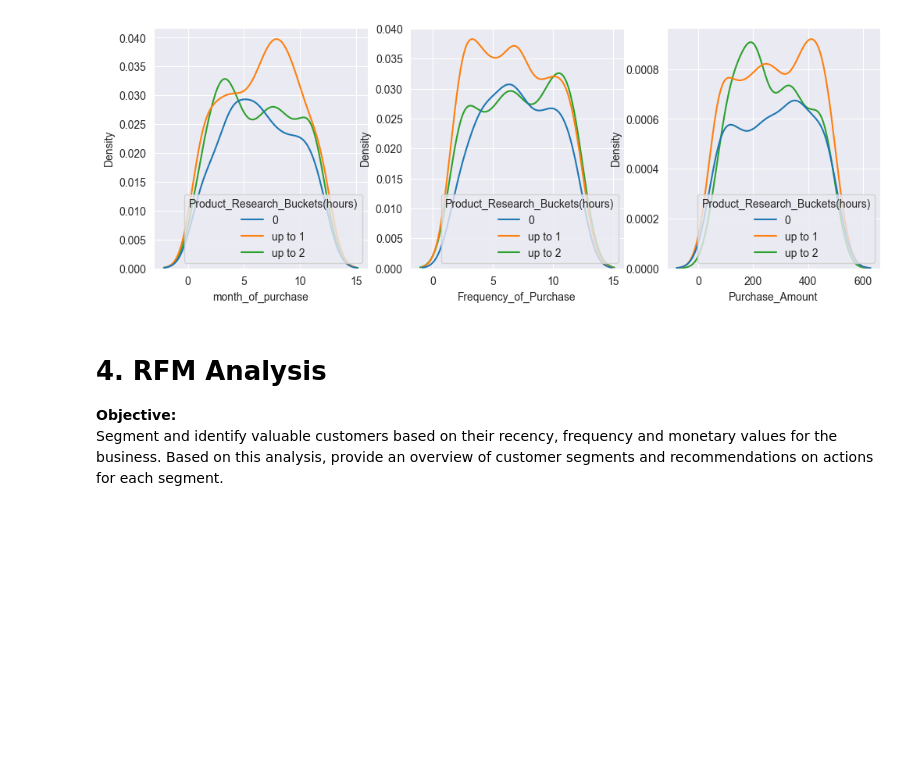
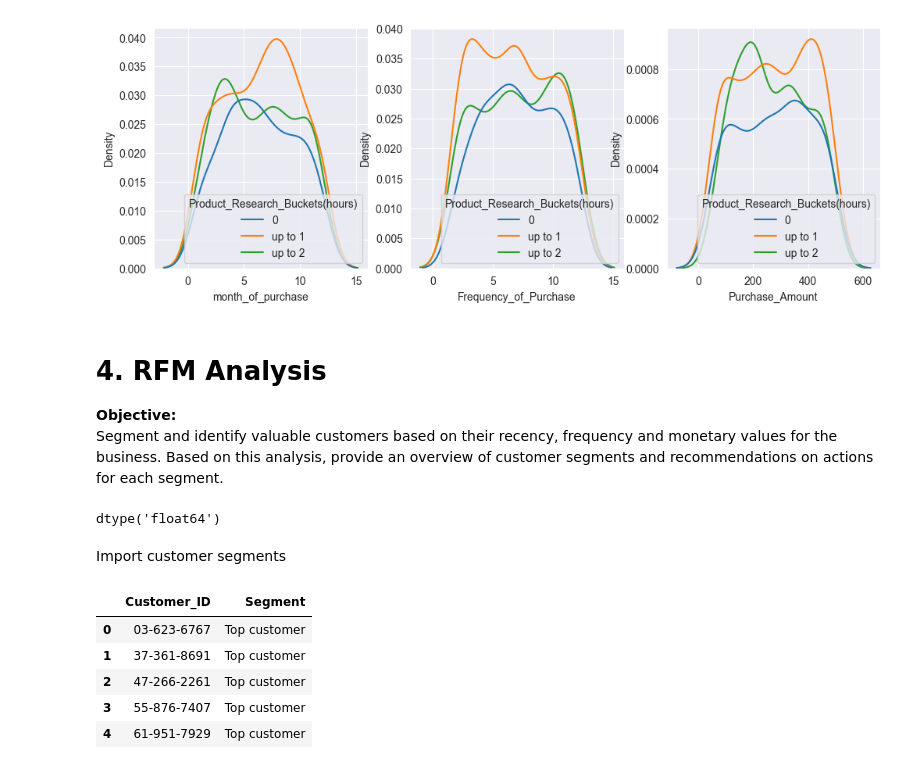
Before and after one commit to CelineChiLamNg/ecommerce_segmentation, a Jupyter notebook: analysis.ipynb, the cells around one changed output. Saved outputs shown, nothing was run; the diff lists cells and outputs as text; code cells hidden in the pictures; blank space fills up the shorter version.

Commit message:
segments

```diff
--- a/analysis.ipynb
+++ b/analysis.ipynb
@@ -542,0 +547,4 @@ data_rfm.to_csv('data/data_rfm.csv', index=False)
+# %%
+data_rfm['Purchase_Amount'].dtype
+# %% [output]
+dtype('float64')
@@ -542,0 +553,12 @@ data_rfm.to_csv('data/data_rfm.csv', index=False)
+# %% [markdown]
+Import customer segments
+# %%
+segments = pd.read_csv('data/customer_segments.csv')
+segments.head()
+# %% [output]
+|  | Customer_ID | Segment |
+| 0 | 03-623-6767 | Top customer |
+| 1 | 37-361-8691 | Top customer |
+| 2 | 47-266-2261 | Top customer |
+| 3 | 55-876-7407 | Top customer |
+| 4 | 61-951-7929 | Top customer |
```
Also changed, not shown: parts of 5 cells of this notebook, 3 other files.
